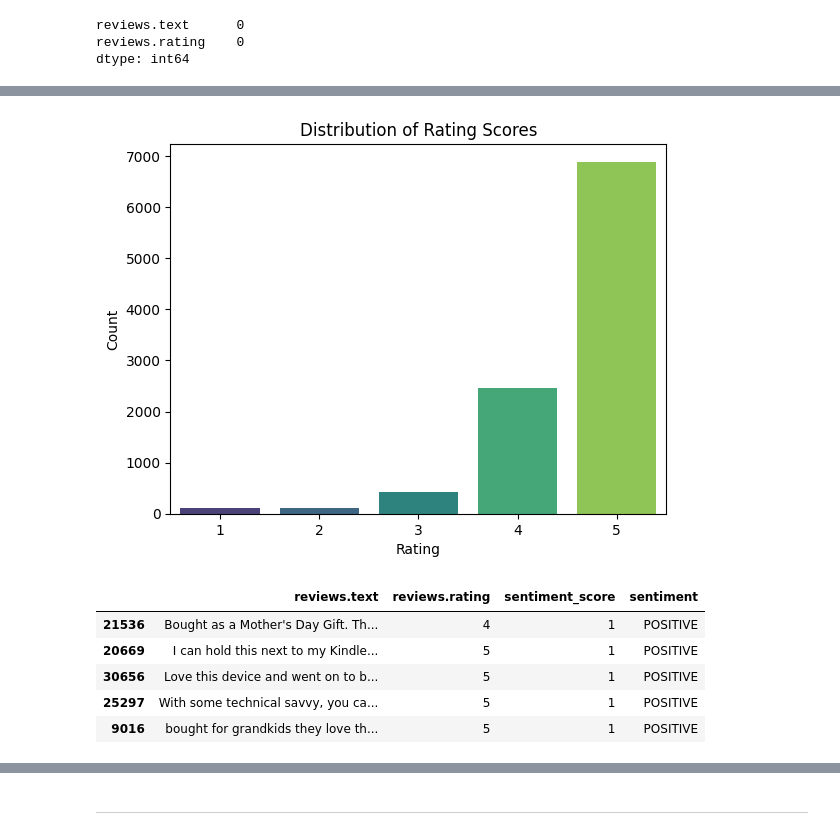
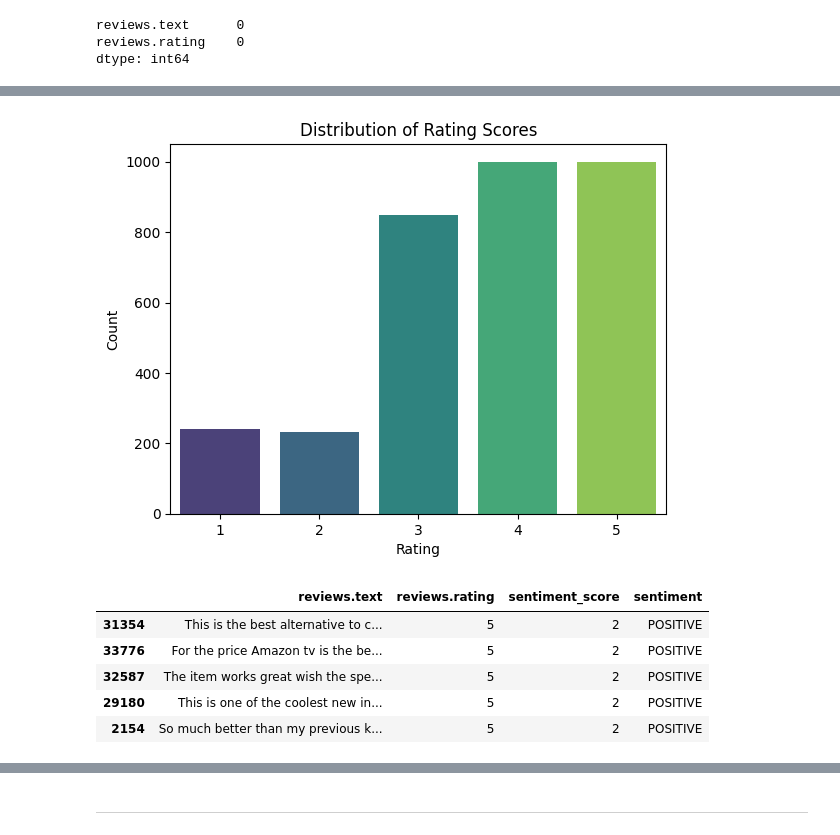
Before and after one commit to s-shahpouri/NLP-LLM, a Jupyter notebook: Sentiment_Analysis.ipynb, the cells around one changed output, grey strips where cells are left out. Cells and saved outputs as stored; diff of their text form; code cells hidden in the pictures.

```diff
--- a/Sentiment_Analysis.ipynb
+++ b/Sentiment_Analysis.ipynb
@@ -73,7 +73,7 @@ we use a random subset of 10000 rows for better performance, reduce memory usage
 fixed seed makes our choices reproducible.
 # %%
 
-data = df[["reviews.text","reviews.rating"]].sample(10000,random_state=23)
+data = df[["reviews.text","reviews.rating"]].sample(20000,random_state=23)
 data.head()
 # %% [output]
 |  | reviews.text | reviews.rating |
@@ -134,0 +142,9 @@ data['reviews.rating'] = data['reviews.rating'].astype(int)
+# %%
+data5 = data[data['reviews.rating']==5].sample(1000,random_state=43)
+data4 = data[data['reviews.rating']==4].sample(1000,random_state=43)
+data3 = data[data['reviews.rating']==3]
+data2 = data[data['reviews.rating']==2]
+data1 = data[data['reviews.rating']==1]
+
+data = pd.concat([data5,data4,data3,data2,data1])
+data['reviews.rating'].value_counts().sort_index(ascending=False)
@@ -135,22 +159,20 @@ data['reviews.rating'] = data['reviews.rating'].astype(int)
 # %%
+# Drop NaNs if they exist
+data = data.dropna(subset=['reviews.rating'])
+
+# Convert to integers
+data['reviews.rating'] = data['reviews.rating'].astype(int)
 sns.countplot(data=data, x='reviews.rating', palette='viridis')
 plt.title('Distribution of Rating Scores')
 plt.xlabel('Rating')
 plt.ylabel('Count')
 plt.show()
 # %% [output]
-[figure, old version]
+[figure, new version]
 # %%
-# map ratings 1, 2, 3 to 0 (NEGATIVE) and 4, 5 to 1 (POSITIVE)
-sentiment_score = {1: 0,
-                   2: 0,
-                   3: 0,
-                   4: 1,
-                   5: 1}
-
-sentiment = {0: 'NEGATIVE',
-             1: 'POSITIVE'}
-
+# Define the new mappings
+sentiment_score = {1: 0, 2: 0, 3: 1, 4: 2, 5: 2}
+sentiment = {0: 'NEGATIVE', 1: 'SOSO', 2: 'POSITIVE'}
 
 # mapping
 data['sentiment_score'] = data['reviews.rating'].map(sentiment_score)
@@ -159,11 +181,11 @@ data['sentiment'] = data['sentiment_score'].map(sentiment)
 data.head()
 # %% [output]
 |  | reviews.text | reviews.rating | sentiment_score | sentiment |
-| 21536 | Bought as a Mother's Day Gift. Th... | 4 | 1 | POSITIVE |
-| 20669 | I can hold this next to my Kindle... | 5 | 1 | POSITIVE |
-| 30656 | Love this device and went on to b... | 5 | 1 | POSITIVE |
-| 25297 | With some technical savvy, you ca... | 5 | 1 | POSITIVE |
-| 9016 | bought for grandkids they love th... | 5 | 1 | POSITIVE |
+| 31354 | This is the best alternative to c... | 5 | 2 | POSITIVE |
+| 33776 | For the price Amazon tv is the be... | 5 | 2 | POSITIVE |
+| 32587 | The item works great wish the spe... | 5 | 2 | POSITIVE |
+| 29180 | This is one of the coolest new in... | 5 | 2 | POSITIVE |
+| 2154 | So much better than my previous k... | 5 | 2 | POSITIVE |
 # %%
 data['sentiment_score'].value_counts()
 # %% [output]
```
Also changed, not shown: parts of 20 cells of this notebook, 1 other file.
